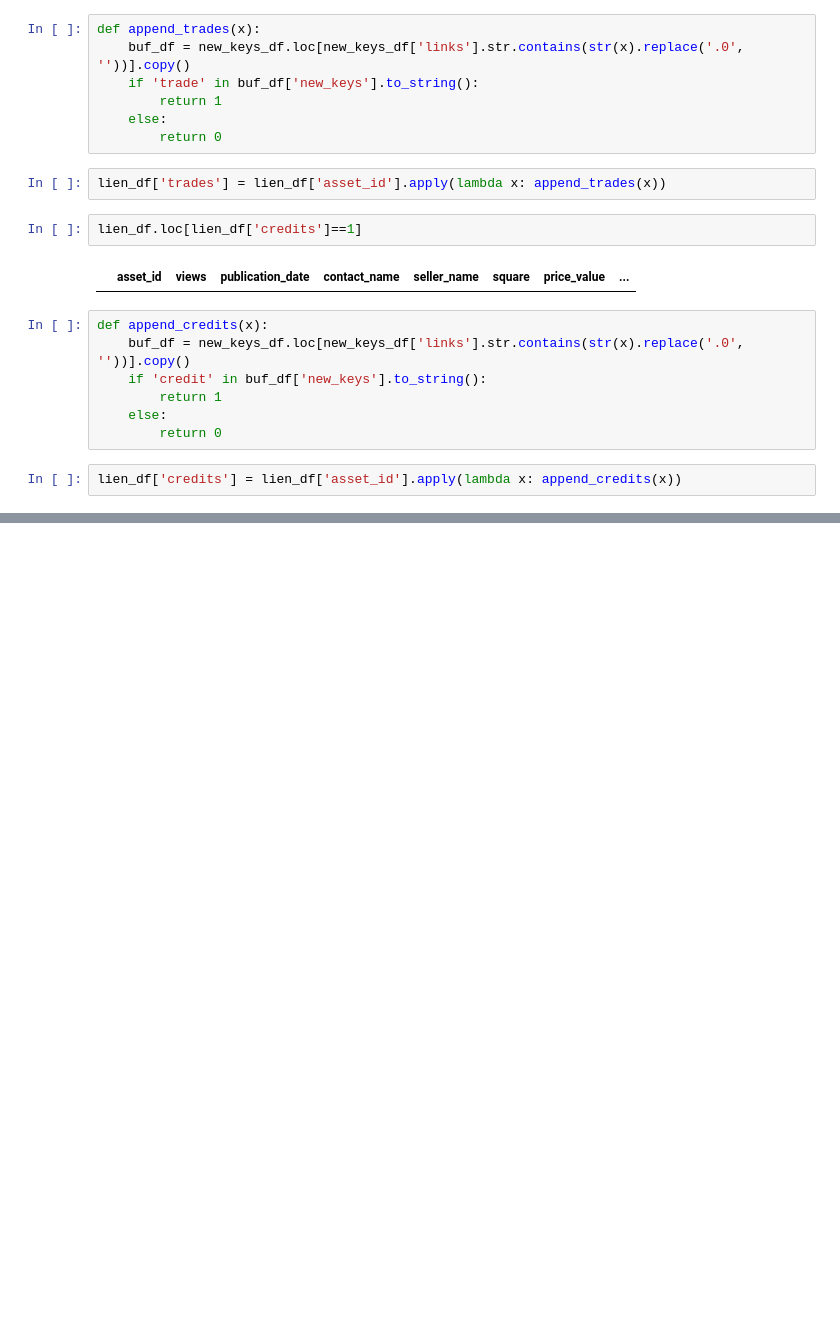
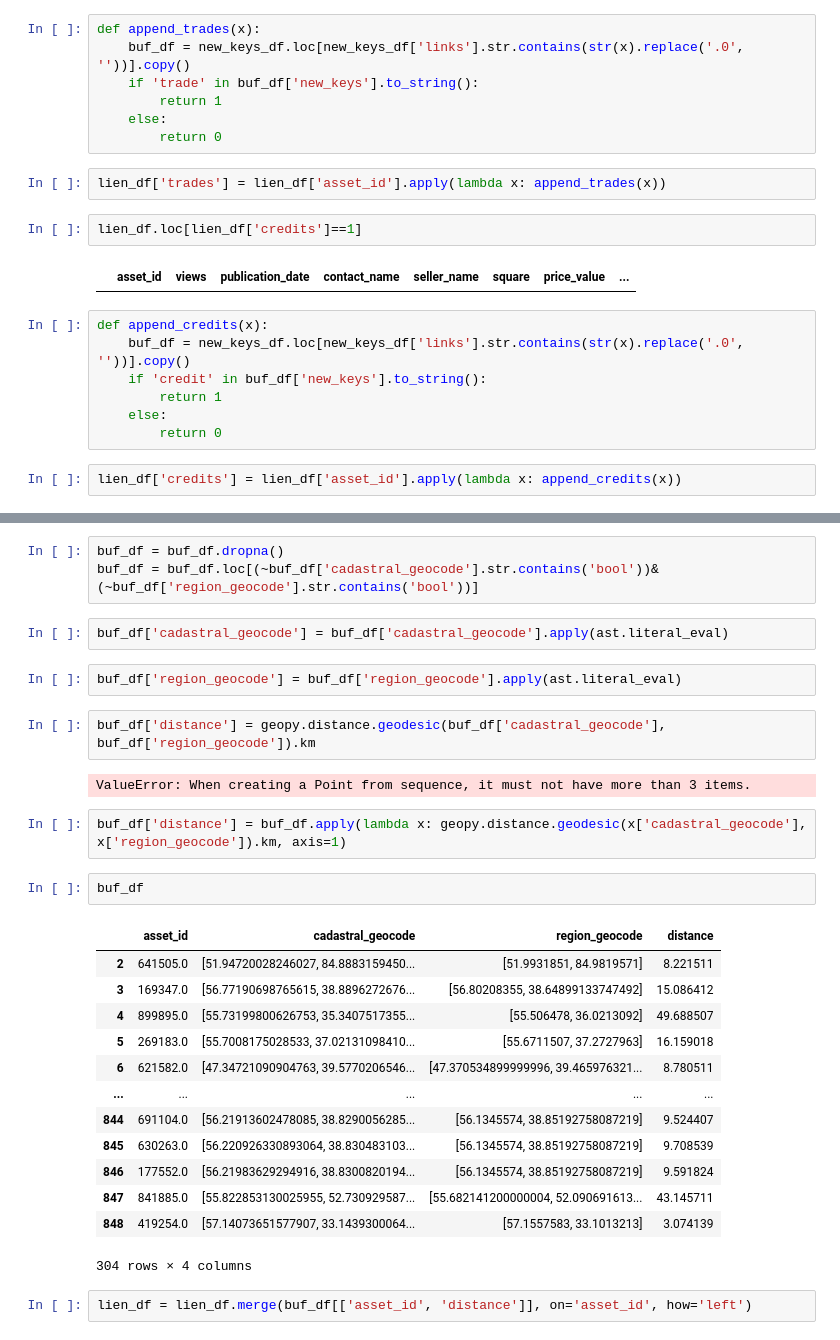
Before and after one commit to damnpav/liens_watching, a Jupyter notebook: data_eda17_01_23.ipynb, the cells around one changed output, grey strips where cells are left out. Cells and saved outputs as stored; diff of their text form; blank space fills up the shorter version.

Commit message:
add distance

```diff
--- a/data_eda17_01_23.ipynb
+++ b/data_eda17_01_23.ipynb
@@ -123,0 +196,31 @@ lien_df['credits'] = lien_df['asset_id'].apply(lambda x: append_credits(x))
+# %%
+buf_df = buf_df.dropna()
+buf_df = buf_df.loc[(~buf_df['cadastral_geocode'].str.contains('bool'))&(~buf_df['region_geocode'].str.contains('bool'))]
+# %%
+buf_df['cadastral_geocode'] = buf_df['cadastral_geocode'].apply(ast.literal_eval)
+# %%
+buf_df['region_geocode'] = buf_df['region_geocode'].apply(ast.literal_eval)
+# %%
+buf_df['distance'] = geopy.distance.geodesic(buf_df['cadastral_geocode'], buf_df['region_geocode']).km
+# %% [output]
+ValueError: When creating a Point from sequence, it must not have more than 3 items.
+# %%
+buf_df['distance'] = buf_df.apply(lambda x: geopy.distance.geodesic(x['cadastral_geocode'], x['region_geocode']).km, axis=1)
+# %%
+buf_df
+# %% [output]
+|  | asset_id | cadastral_geocode | region_geocode | distance |
+| 2 | 641505.0 | [51.94720028246027, 84.8883159450... | [51.9931851, 84.9819571] | 8.221511 |
+| 3 | 169347.0 | [56.77190698765615, 38.8896272676... | [56.80208355, 38.64899133747492] | 15.086412 |
+| 4 | 899895.0 | [55.73199800626753, 35.3407517355... | [55.506478, 36.0213092] | 49.688507 |
+| 5 | 269183.0 | [55.7008175028533, 37.02131098410... | [55.6711507, 37.2727963] | 16.159018 |
+| 6 | 621582.0 | [47.34721090904763, 39.5770206546... | [47.370534899999996, 39.465976321... | 8.780511 |
+| ... | ... | ... | ... | ... |
+| 844 | 691104.0 | [56.21913602478085, 38.8290056285... | [56.1345574, 38.85192758087219] | 9.524407 |
+| 845 | 630263.0 | [56.220926330893064, 38.830483103... | [56.1345574, 38.85192758087219] | 9.708539 |
+| 846 | 177552.0 | [56.21983629294916, 38.8300820194... | [56.1345574, 38.85192758087219] | 9.591824 |
+| 847 | 841885.0 | [55.822853130025955, 52.730929587... | [55.682141200000004, 52.090691613... | 43.145711 |
+| 848 | 419254.0 | [57.14073651577907, 33.1439300064... | [57.1557583, 33.1013213] | 3.074139 |
+304 rows × 4 columns
+# %%
+lien_df = lien_df.merge(buf_df[['asset_id', 'distance']], on='asset_id', how='left')
```
Also changed, not shown: parts of 17 cells of this notebook.
